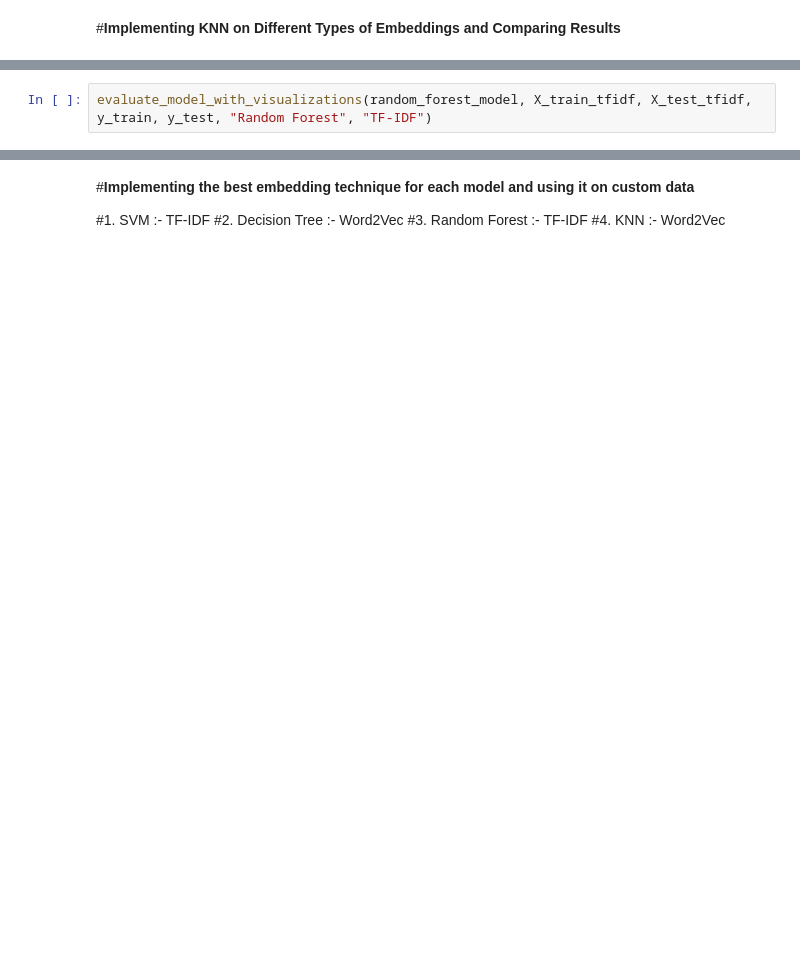
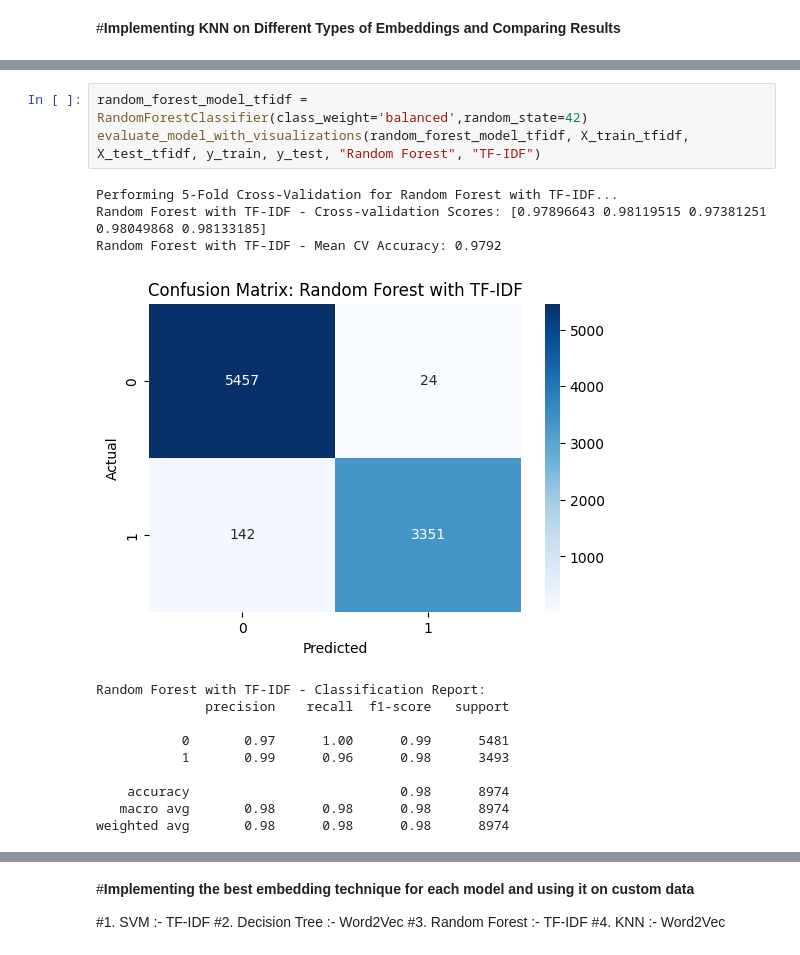
Before and after one commit to ChapelFob80930/AI-Generated-Text-Detector, a Jupyter notebook: AITextTest2.ipynb, the cells around one changed output, grey strips where cells are left out. Drawn from its saved outputs; the diff is of its cells as text; blank space fills up the shorter version.

```diff
--- a/AITextTest2.ipynb
+++ b/AITextTest2.ipynb
@@ -604,2 +608,17 @@ evaluate_model_with_visualizations(decision_tree_model, X_train_tfidf, X_test_tf
 # %%
-evaluate_model_with_visualizations(random_forest_model, X_train_tfidf, X_test_tfidf, y_train, y_test, "Random Forest", "TF-IDF")
+random_forest_model_tfidf = RandomForestClassifier(class_weight='balanced',random_state=42)
+evaluate_model_with_visualizations(random_forest_model_tfidf, X_train_tfidf, X_test_tfidf, y_train, y_test, "Random Forest", "TF-IDF")
+# %% [output]
+Performing 5-Fold Cross-Validation for Random Forest with TF-IDF...
+Random Forest with TF-IDF - Cross-validation Scores: [0.97896643 0.98119515 0.97381251 0.98049868 0.98133185]
+Random Forest with TF-IDF - Mean CV Accuracy: 0.9792
+[figure, added]
+Random Forest with TF-IDF - Classification Report:
+              precision    recall  f1-score   support
+
+           0       0.97      1.00      0.99      5481
+           1       0.99      0.96      0.98      3493
+
+    accuracy                           0.98      8974
+   macro avg       0.98      0.98      0.98      8974
+weighted avg       0.98      0.98      0.98      8974
```
Also changed, not shown: parts of 27 cells of this notebook.
